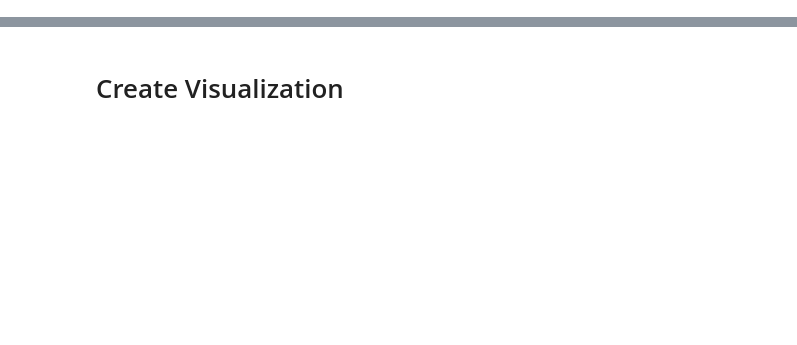
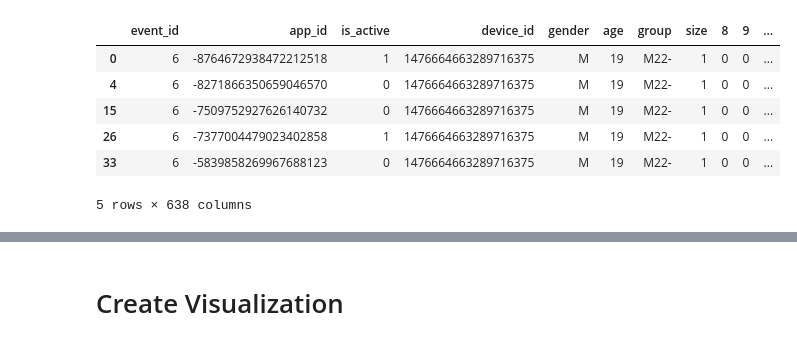
Before and after one commit to jhl126/Talking-Data-User-Demographics, a Jupyter notebook: Final Capstone EDA.ipynb, the cells around one changed output, grey strips where cells are left out. Cells and saved outputs as stored; diff of their text form; code cells hidden in the pictures; blank space fills up the shorter version.

```diff
--- a/Final Capstone EDA.ipynb
+++ b/Final Capstone EDA.ipynb
@@ -788,0 +837,5 @@ final_df.shape
+# %%
+# Only keep data that contains at least 100 counts,
+count = final_df["device_model"].value_counts()
+keep = count[count >= 100].index
+final_df = final_df[final_df["device_model"].isin(keep)]
@@ -788,0 +865,5 @@ final_df.shape
+# %%
+# Only keep data that contains at least 100 counts,
+count = final_df["english_phone_brand"].value_counts()
+keep = count[count >= 100].index
+final_df = final_df[final_df["english_phone_brand"].isin(keep)]
@@ -790,0 +910,13 @@ After doing some data cleaning, the dataframe went from 78,692,532 rows by 15 co
+# %%
+final_df = pd.get_dummies(
+    final_df, columns=["english_phone_brand", "device_model"], drop_first=True
+)
+final_df.head()
+# %% [output]
+|  | event_id | app_id | is_active | device_id | gender | age | group | size | 8 | 9 | ... |
+| 0 | 6 | -8764672938472212518 | 1 | 1476664663289716375 | M | 19 | M22- | 1 | 0 | 0 | ... |
+| 4 | 6 | -8271866350659046570 | 0 | 1476664663289716375 | M | 19 | M22- | 1 | 0 | 0 | ... |
+| 15 | 6 | -7509752927626140732 | 0 | 1476664663289716375 | M | 19 | M22- | 1 | 0 | 0 | ... |
+| 26 | 6 | -7377004479023402858 | 1 | 1476664663289716375 | M | 19 | M22- | 1 | 0 | 0 | ... |
+| 33 | 6 | -5839858269967688123 | 0 | 1476664663289716375 | M | 19 | M22- | 1 | 0 | 0 | ... |
+5 rows × 638 columns
```
Also changed, not shown: parts of 25 cells of this notebook.
